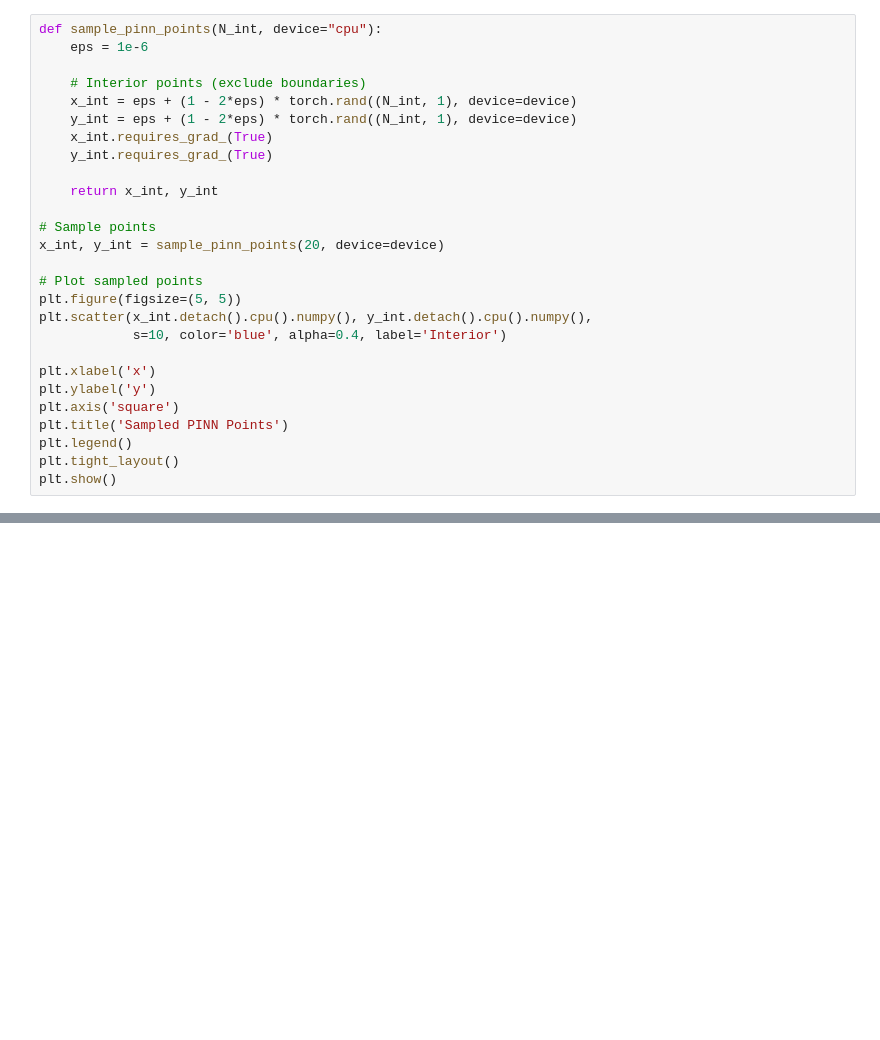
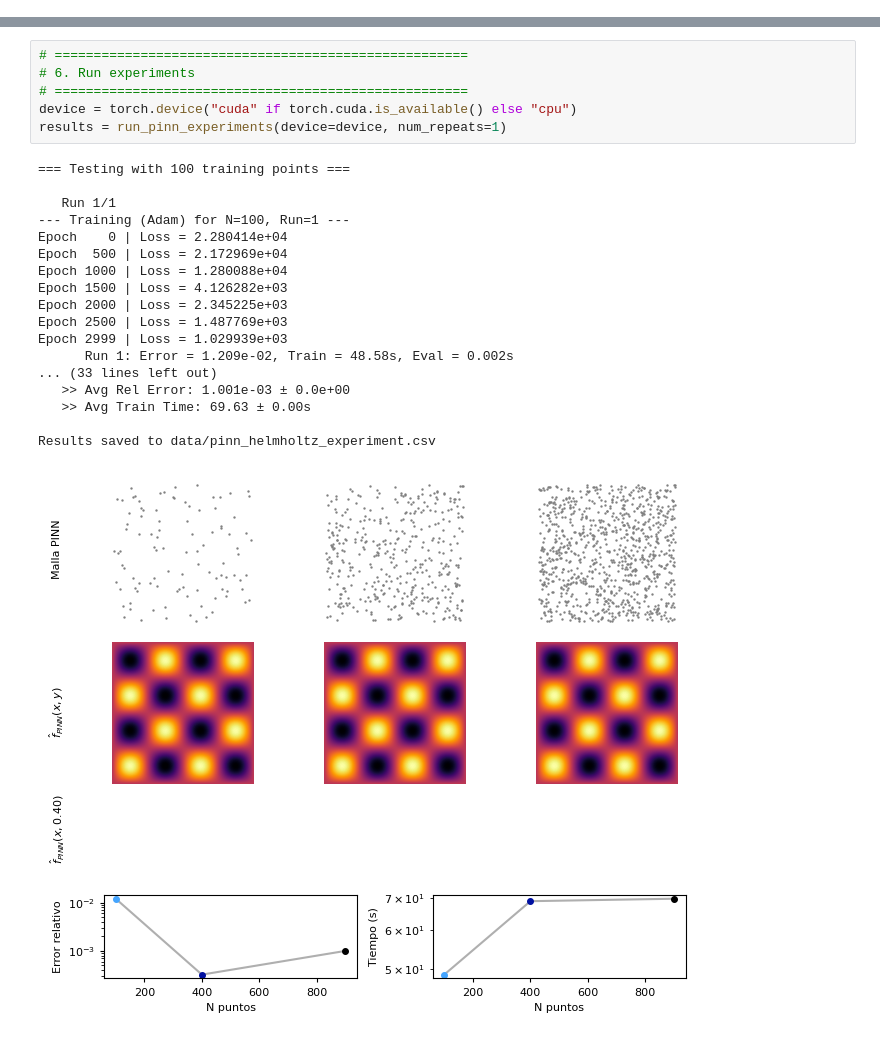
Before and after one commit to oscar-rincon/Review-Seismic-Waves, a Jupyter notebook: main/05_PINNs_helmholz2D/PINNs_helmholtz2D.ipynb, the cells around one changed output, grey strips where cells are left out. Cells and saved outputs as stored; diff of their text form; blank space fills up the shorter version.

```diff
--- a/main/05_PINNs_helmholz2D/PINNs_helmholtz2D.ipynb
+++ b/main/05_PINNs_helmholz2D/PINNs_helmholtz2D.ipynb
@@ -213,27 +117,0 @@ Relative L2 error: 3.2340e-01
-# %%
-def sample_pinn_points(N_int, device="cpu"):
-    eps = 1e-6
-
-    # Interior points (exclude boundaries)
-    x_int = eps + (1 - 2*eps) * torch.rand((N_int, 1), device=device)
-    y_int = eps + (1 - 2*eps) * torch.rand((N_int, 1), device=device)
-    x_int.requires_grad_(True)
-    y_int.requires_grad_(True)
-
-    return x_int, y_int
-
-# Sample points
-x_int, y_int = sample_pinn_points(20, device=device)
-
-# Plot sampled points
-plt.figure(figsize=(5, 5))
-plt.scatter(x_int.detach().cpu().numpy(), y_int.detach().cpu().numpy(),
-            s=10, color='blue', alpha=0.4, label='Interior')
-
-plt.xlabel('x')
-plt.ylabel('y')
-plt.axis('square')
-plt.title('Sampled PINN Points')
-plt.legend()
-plt.tight_layout()
-plt.show()
@@ -241,0 +475,25 @@ plt.show()
+# %%
+# =====================================================
+# 6. Run experiments
+# =====================================================
+device = torch.device("cuda" if torch.cuda.is_available() else "cpu")
+results = run_pinn_experiments(device=device, num_repeats=1)
+# %% [output]
+=== Testing with 100 training points ===
+
+   Run 1/1
+--- Training (Adam) for N=100, Run=1 ---
+Epoch    0 | Loss = 2.280414e+04
+Epoch  500 | Loss = 2.172969e+04
+Epoch 1000 | Loss = 1.280088e+04
+Epoch 1500 | Loss = 4.126282e+03
+Epoch 2000 | Loss = 2.345225e+03
+Epoch 2500 | Loss = 1.487769e+03
+Epoch 2999 | Loss = 1.029939e+03
+      Run 1: Error = 1.209e-02, Train = 48.58s, Eval = 0.002s
+... (33 lines left out)
+   >> Avg Rel Error: 1.001e-03 ± 0.0e+00
+   >> Avg Train Time: 69.63 ± 0.00s
+
+Results saved to data/pinn_helmholtz_experiment.csv
+[figure, added]
```
Also changed, not shown: parts of 9 cells of this notebook, 24 other files.
